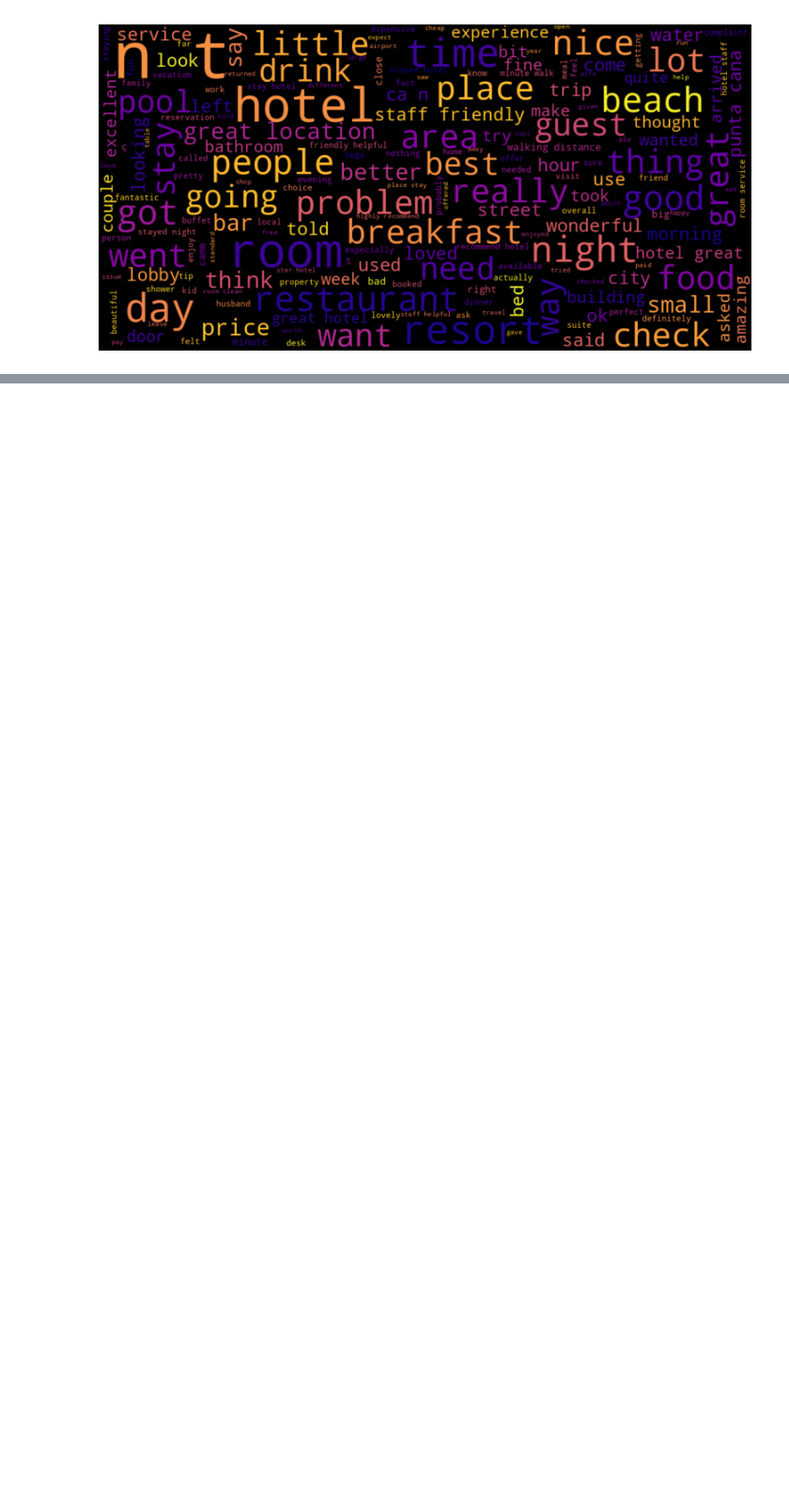
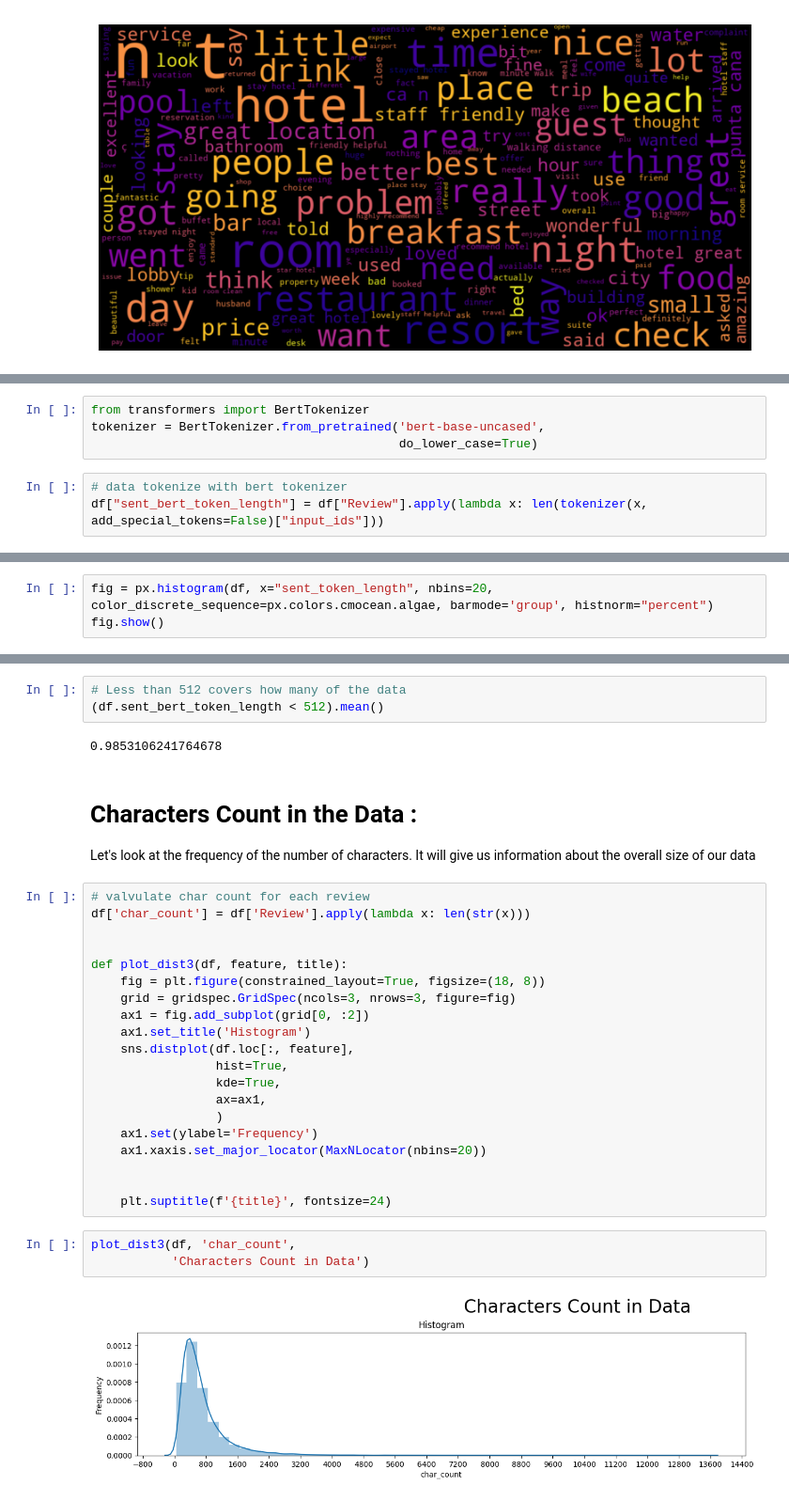
Before and after one commit to hodades/Mastering-Sentiment-Analysis-with-Transformers-An-In-Depth-Guide, a Jupyter notebook: Mastering_Sentiment_Analysis_with_Transformers_An_In_Depth_Guide.ipynb, the cells around one changed output, grey strips where cells are left out. Shown at 94% size. Drawn from its saved outputs; the diff is of its cells as text; blank space fills up the shorter version.

```diff
--- a/Mastering_Sentiment_Analysis_with_Transformers_An_In_Depth_Guide.ipynb
+++ b/Mastering_Sentiment_Analysis_with_Transformers_An_In_Depth_Guide.ipynb
@@ -443,0 +510,7 @@ show_wordcloud(df["Review"].values)
+# %%
+from transformers import BertTokenizer
+tokenizer = BertTokenizer.from_pretrained('bert-base-uncased',
+                                          do_lower_case=True)
+# %%
+# data tokenize with bert tokenizer
+df["sent_bert_token_length"] = df["Review"].apply(lambda x: len(tokenizer(x, add_special_tokens=False)["input_ids"]))
@@ -443,0 +519,3 @@ show_wordcloud(df["Review"].values)
+# %%
+fig = px.histogram(df, x="sent_token_length", nbins=20, color_discrete_sequence=px.colors.cmocean.algae, barmode='group', histnorm="percent")
+fig.show()
@@ -443,0 +524,33 @@ show_wordcloud(df["Review"].values)
+# %%
+# Less than 512 covers how many of the data
+(df.sent_bert_token_length < 512).mean()
+# %% [output]
+0.9853106241764678
+# %% [markdown]
+# Characters Count in the Data :
+Let's look at the frequency of the number of characters. It will give us information about the overall size of our data
+# %%
+# valvulate char count for each review
+df['char_count'] = df['Review'].apply(lambda x: len(str(x)))
+
+
+def plot_dist3(df, feature, title):
+    fig = plt.figure(constrained_layout=True, figsize=(18, 8))
+    grid = gridspec.GridSpec(ncols=3, nrows=3, figure=fig)
+    ax1 = fig.add_subplot(grid[0, :2])
+    ax1.set_title('Histogram')
+    sns.distplot(df.loc[:, feature],
+                 hist=True,
+                 kde=True,
+                 ax=ax1,
+                 )
+    ax1.set(ylabel='Frequency')
+    ax1.xaxis.set_major_locator(MaxNLocator(nbins=20))
+
+
+    plt.suptitle(f'{title}', fontsize=24)
+# %%
+plot_dist3(df, 'char_count',
+           'Characters Count in Data')
+# %% [output]
+[figure, added]
```
Also changed, not shown: parts of 27 cells of this notebook.
